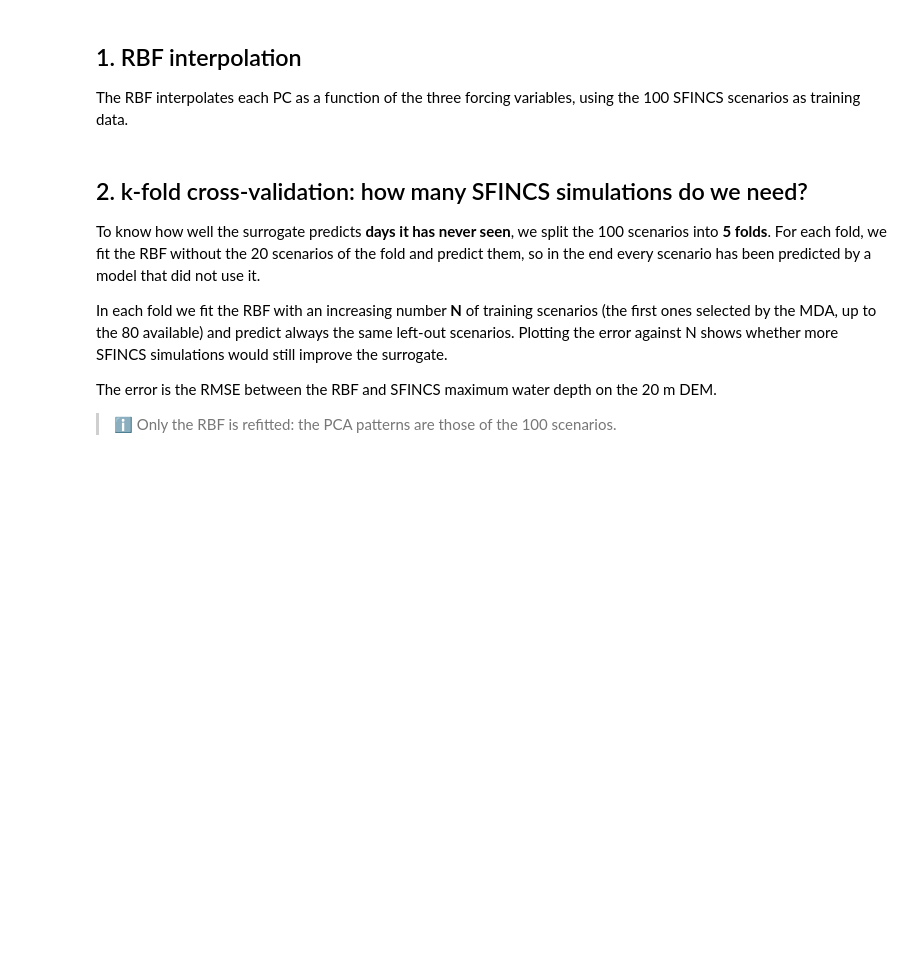
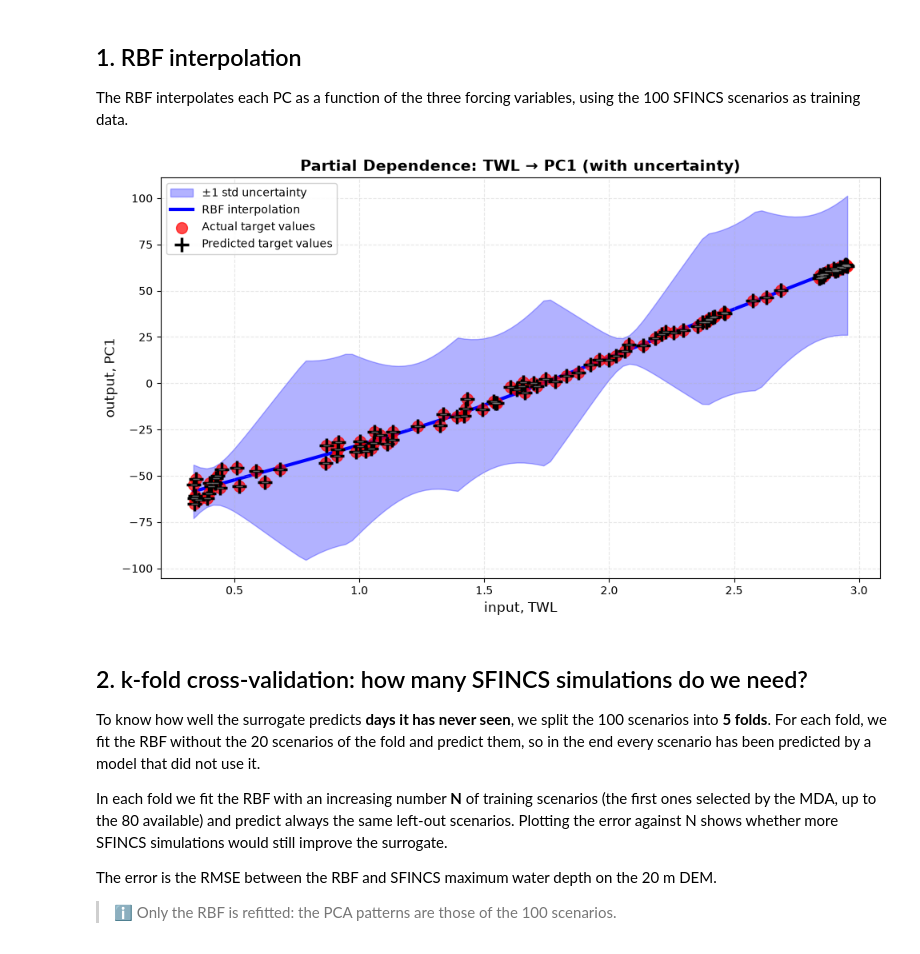
Before and after one commit to GeoOcean/BlueMath_Course_InterJIA, a Jupyter notebook: notebooks/02_Surrogate.ipynb, the cells around one changed output. Saved outputs shown, nothing was run; the diff lists cells and outputs as text; code cells hidden in the pictures; blank space fills up the shorter version.

```diff
--- a/notebooks/02_Surrogate.ipynb
+++ b/notebooks/02_Surrogate.ipynb
@@ -75,6 +73,10 @@ rbf = RBF()
 rbf.fit(subset_data=df_inputs, target_data=df_pcs)
 
 rbf.save_model(model_path=op.join(export_dir, "rbf_model.pkl"))
+# %%
+rbf.plot_partial_dependence(feature_name="TWL", target_variable="PC1", show_std=True);
+# %% [output]
+[figure, added]
 # %% [markdown]
 ## 2. k-fold cross-validation: how many SFINCS simulations do we need?
 
```
Also changed, not shown: parts of 4 cells of this notebook, 7 other files.
